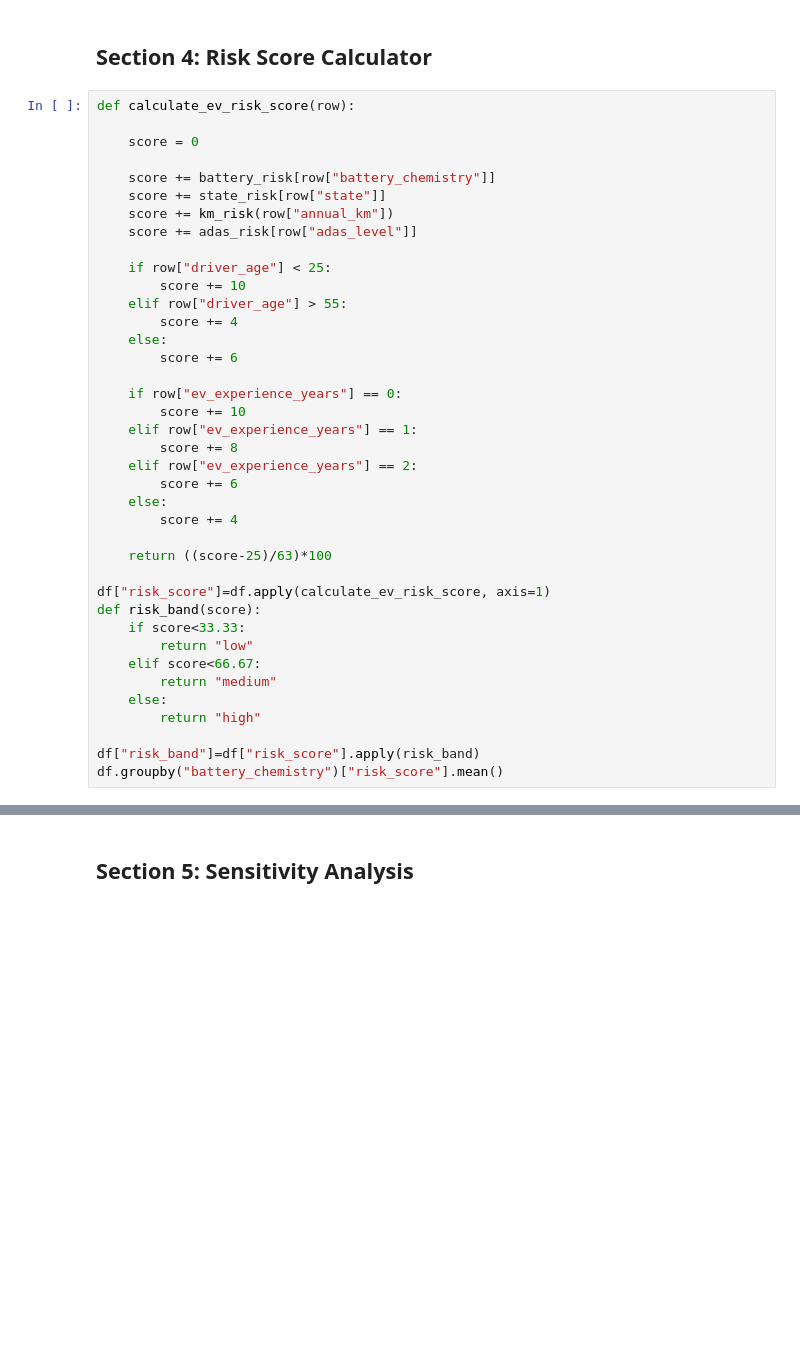
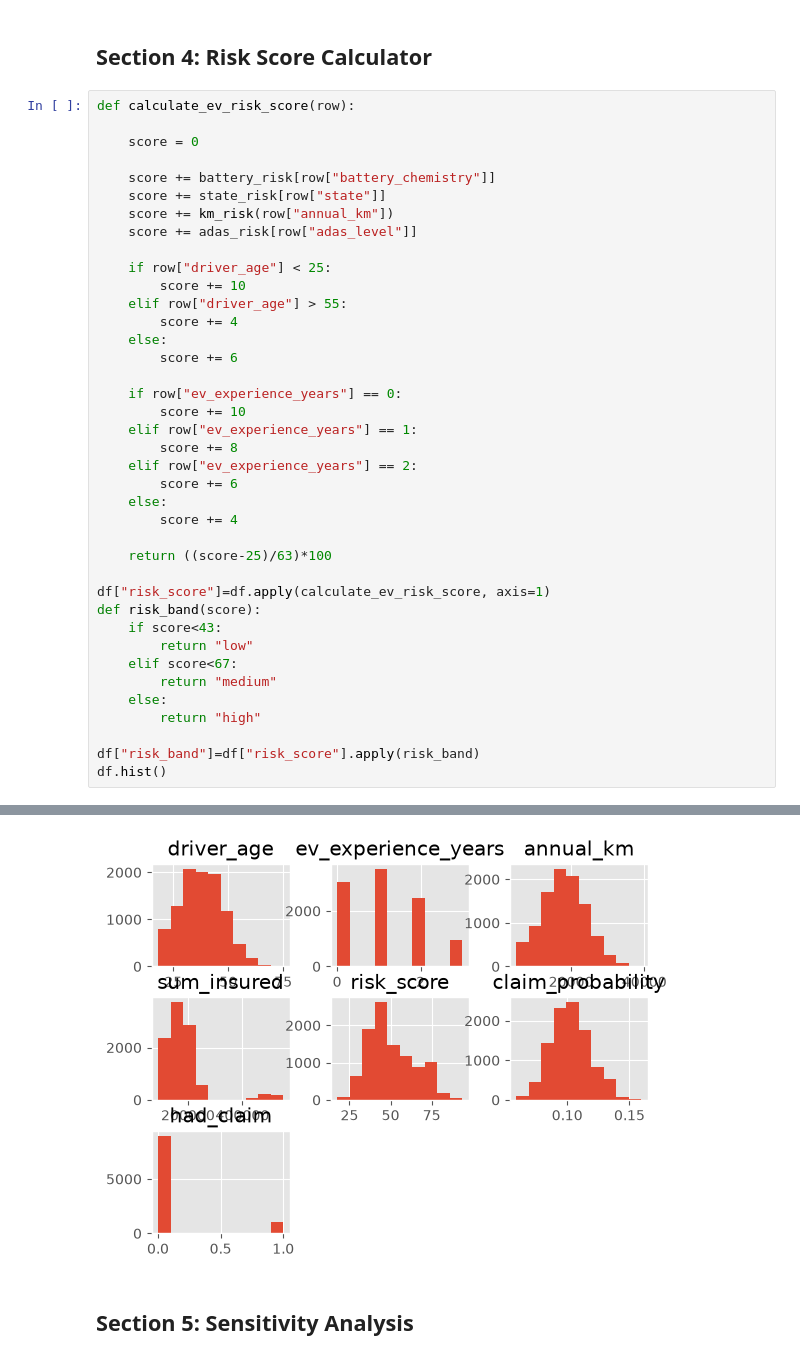
Before and after one commit to akashgupta0728/Zensung-Malaysia-EV, a Jupyter notebook: EV_Risk_Scoring_Model.ipynb, the cells around one changed output, grey strips where cells are left out. Cells and saved outputs as stored; diff of their text form; blank space fills up the shorter version.

```diff
--- a/EV_Risk_Scoring_Model.ipynb
+++ b/EV_Risk_Scoring_Model.ipynb
@@ -162,13 +183,13 @@ def calculate_ev_risk_score(row):
 
 df["risk_score"]=df.apply(calculate_ev_risk_score, axis=1)
 def risk_band(score):
-    if score<33.33:
+    if score<43:
         return "low"
-    elif score<66.67:
+    elif score<67:
         return "medium"
     else:
         return "high"
 
 df["risk_band"]=df["risk_score"].apply(risk_band)
-df.groupby("battery_chemistry")["risk_score"].mean()
+df.hist()
 # %% [output]
@@ -180,3 +204,4 @@ Name: risk_score, dtype: float64
+[figure, added]
 # %% [markdown]
 ## Section 5: Sensitivity Analysis
 # %% [markdown]
```
Also changed, not shown: parts of 7 cells of this notebook.
